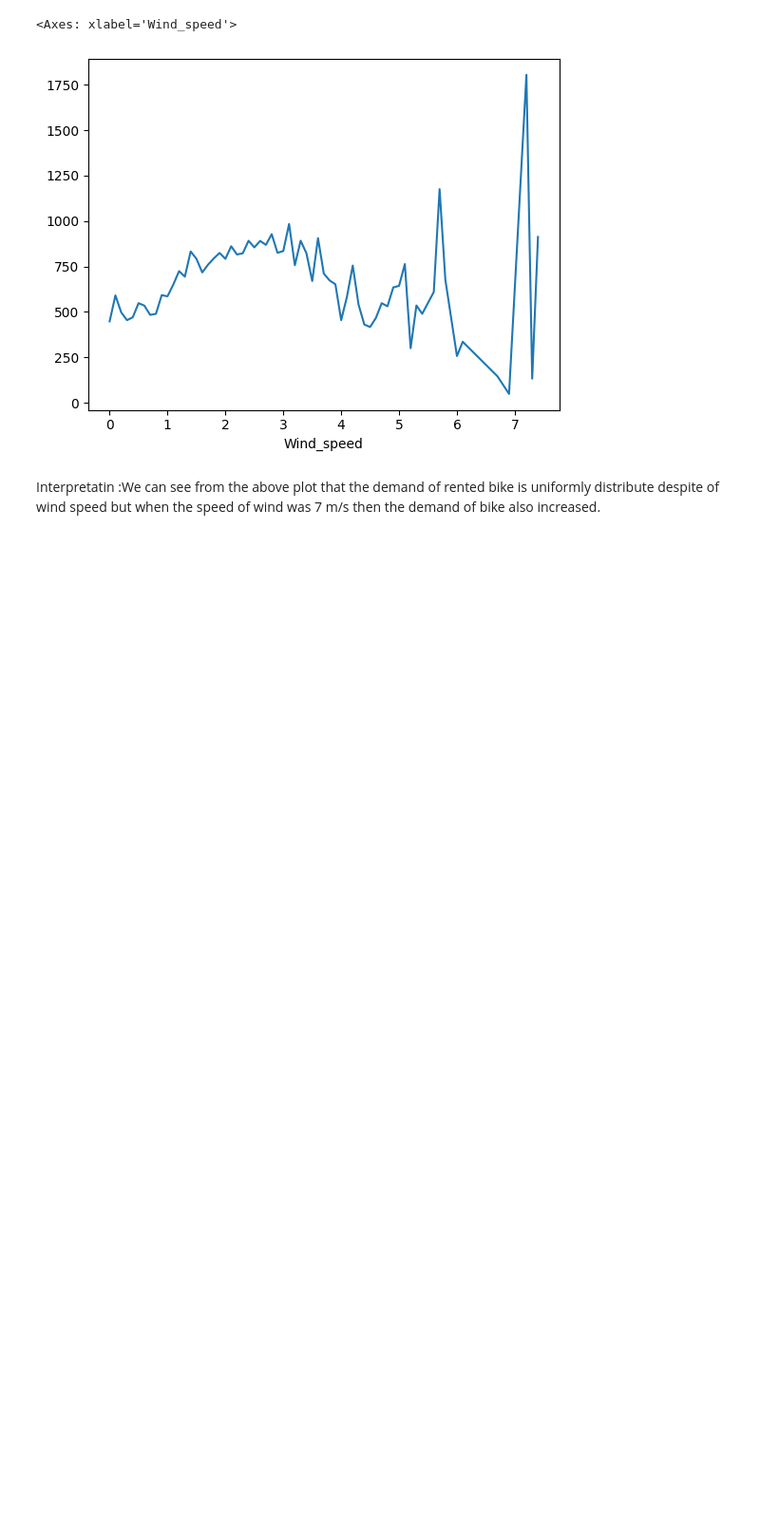
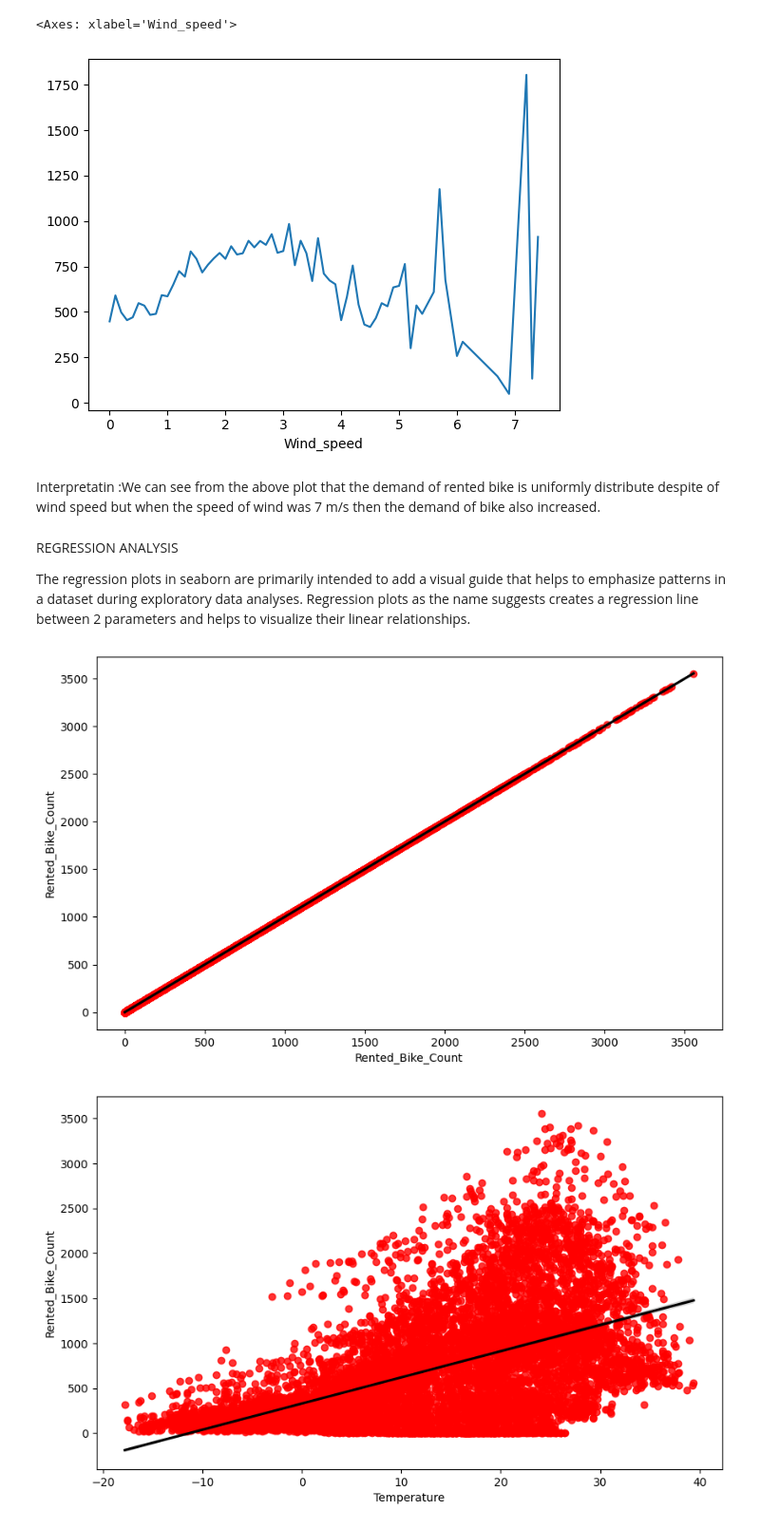
Before and after one commit to Nikhilprasad1010/BikeSharingDemandPrediction, a Jupyter notebook: Bike_Sharing_Demand_Prediction.ipynb, the cells around one changed output. Shown at 95% size. Cells and saved outputs as stored; diff of their text form; code cells hidden in the pictures; blank space fills up the shorter version.

```diff
--- a/Bike_Sharing_Demand_Prediction.ipynb
+++ b/Bike_Sharing_Demand_Prediction.ipynb
@@ -434,3 +434,15 @@ bike_df.groupby('Wind_speed').mean()['Rented_Bike_Count'].plot()
 [figure]
 # %% [markdown]
 Interpretatin :We can see from the above plot that the demand of rented bike is uniformly distribute despite of wind speed but when the speed of wind was 7 m/s then the demand of bike also increased.
+# %% [markdown]
+REGRESSION ANALYSIS
+
+The regression plots in seaborn are primarily intended to add a visual guide that helps to emphasize patterns in a dataset during exploratory data analyses. Regression plots as the name suggests creates a regression line between 2 parameters and helps to visualize their linear relationships.
+# %%
+#printing the regression plot for all the numerical features
+for col in numerical_features:
+  fig,ax=plt.subplots(figsize=(10,6))
+  sns.regplot(x=bike_df[col],y=bike_df['Rented_Bike_Count'],scatter_kws={"color": 'Red'}, line_kws={"color": "black"})
+# %% [output]
+[figure, added]
+[figure, added]
```
Also changed, not shown: parts of 18 cells of this notebook.
